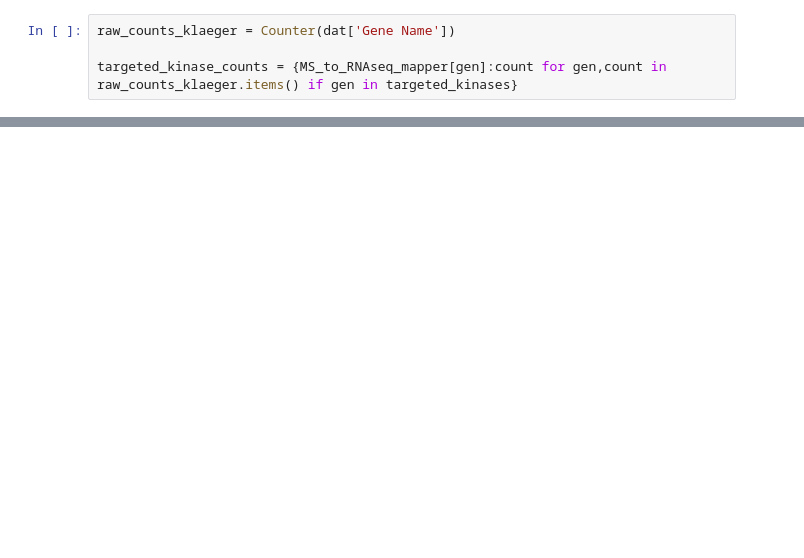
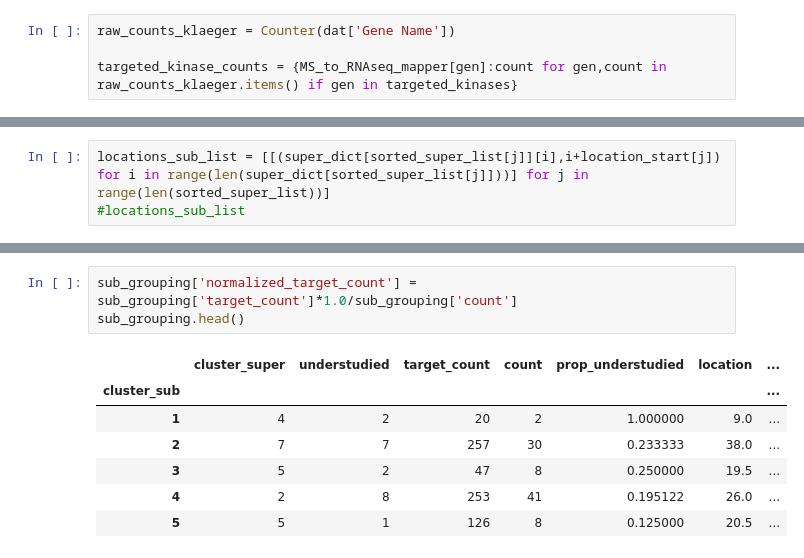
Before and after one commit to gomezlab/kinotypeClusteringAndRegression, a Jupyter notebook: src/DrugTargetAnalysis.ipynb, the cells around one changed output, grey strips where cells are left out. Saved outputs shown, nothing was run; the diff lists cells and outputs as text; blank space fills up the shorter version.

```diff
--- a/src/DrugTargetAnalysis.ipynb
+++ b/src/DrugTargetAnalysis.ipynb
@@ -114,0 +332,3 @@ pd.Series(targeted_kinase_counts).to_csv('../results/targeted_kinase_counts.csv'
+# %%
+locations_sub_list = [[(super_dict[sorted_super_list[j]][i],i+location_start[j]) for i in range(len(super_dict[sorted_super_list[j]]))] for j in range(len(sorted_super_list))]
+#locations_sub_list
@@ -114,0 +363,11 @@ pd.Series(targeted_kinase_counts).to_csv('../results/targeted_kinase_counts.csv'
+# %%
+sub_grouping['normalized_target_count'] = sub_grouping['target_count']*1.0/sub_grouping['count']
+sub_grouping.head()
+# %% [output]
+|  | cluster_super | understudied | target_count | count | prop_understudied | location | ... |
+| cluster_sub |  |  |  |  |  |  | ... |
+| 1 | 4 | 2 | 20 | 2 | 1.000000 | 9.0 | ... |
+| 2 | 7 | 7 | 257 | 30 | 0.233333 | 38.0 | ... |
+| 3 | 5 | 2 | 47 | 8 | 0.250000 | 19.5 | ... |
+| 4 | 2 | 8 | 253 | 41 | 0.195122 | 26.0 | ... |
+| 5 | 5 | 1 | 126 | 8 | 0.125000 | 20.5 | ... |
```
Also changed, not shown: parts of 25 cells of this notebook.
